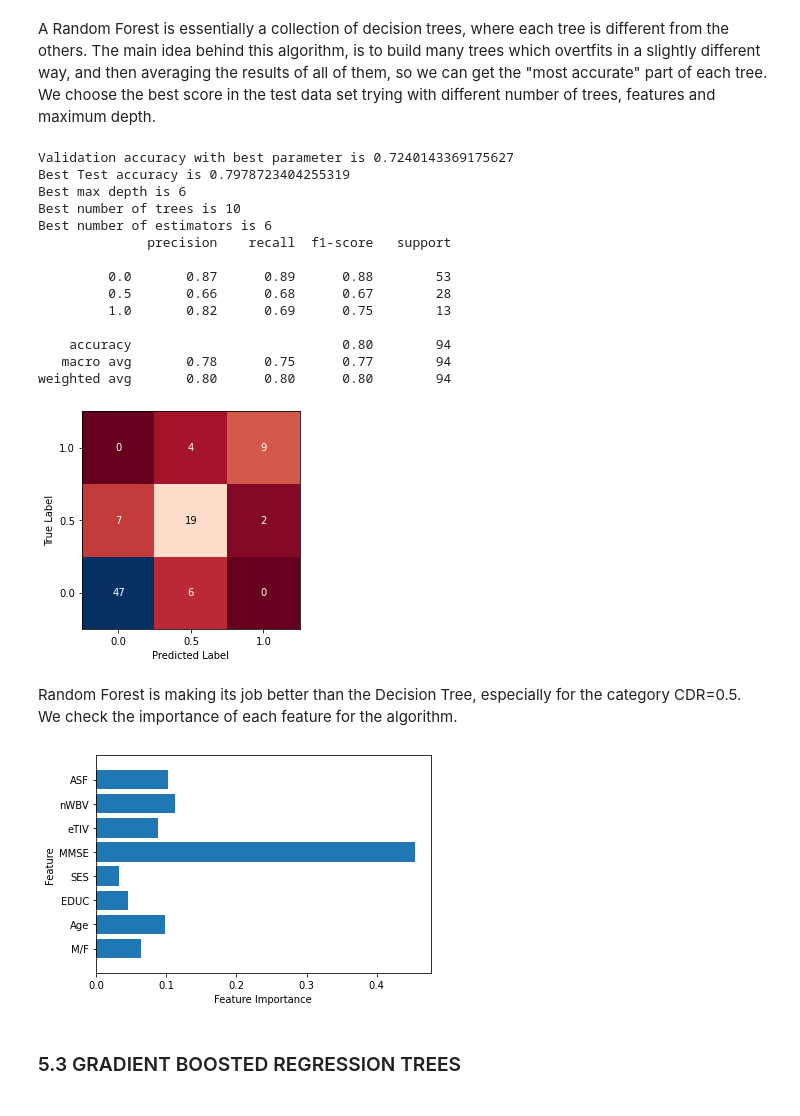
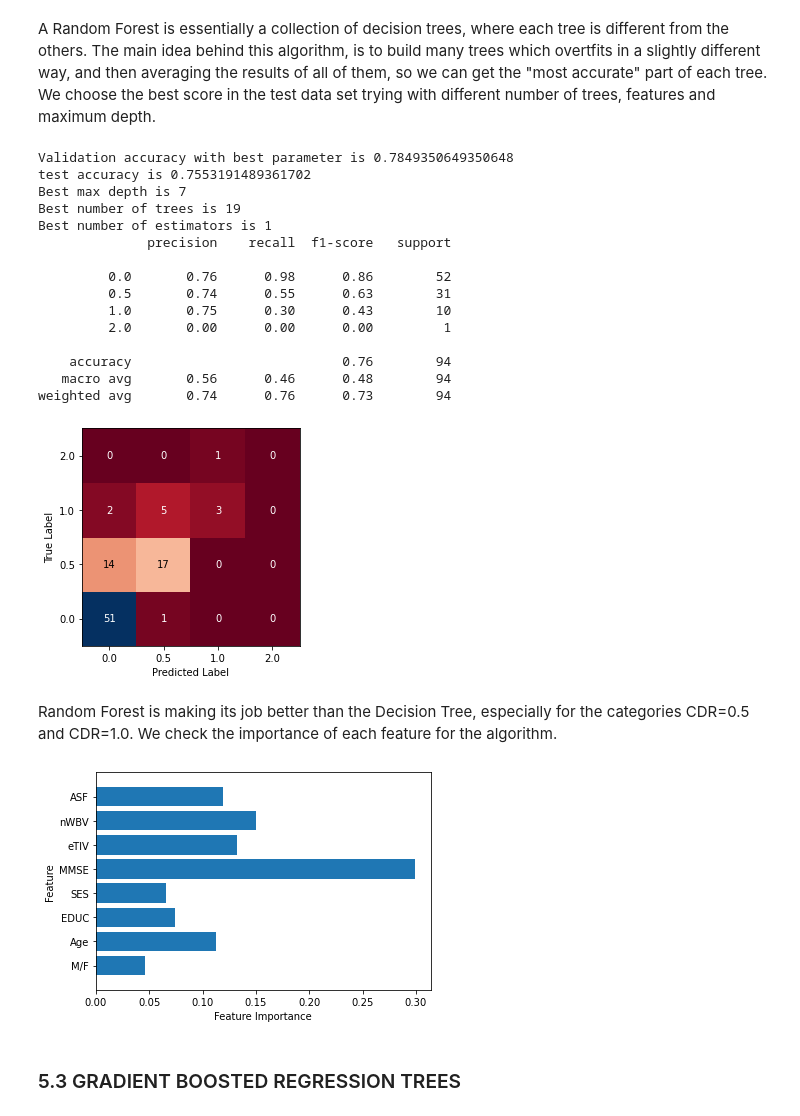
Before and after one commit to rrolra/Early-Alzheimer-Detection, a Jupyter notebook: PFM_Ricardo_Roldan.ipynb, the cells around one changed output. Cells and saved outputs as stored; diff of their text form; code cells hidden in the pictures.

Commit message:
Algorithms modified

```diff
--- a/PFM_Ricardo_Roldan.ipynb
+++ b/PFM_Ricardo_Roldan.ipynb
@@ -281,7 +285,7 @@ df_target = df['CDR'].values
 df_data =  df[['M/F', 'Age', 'EDUC', 'SES', 'MMSE', 'eTIV', 'nWBV', 'ASF']].values
 
 #Split dataset
-X_train, X_test, Y_train, Y_test = train_test_split(df_data, df_target, random_state=0)
+X_train, X_test, Y_train, Y_test = train_test_split(df_data, df_target, stratify=df_target, random_state=0)
 
 #Scale the dataset
 mean_on_train = X_train.mean(axis=0)
@@ -403,70 +412,69 @@ from sklearn.ensemble import RandomForestClassifier
 best_score = 0
 
 #Number of kfolds for the cross-validation
-kfolds=3
+kfolds = 5
 
 #Random Forest algorithm where different maxdepth, features and trees values are tested
 for trees in range(1,20):
     for features in range(1,9):
         for maxdepth in range(1,9):
 
-            tree = RandomForestClassifier(max_depth=maxdepth, n_estimators = trees, max_features = features, random_state=34)
-            scores = cross_val_score(tree, X_train, Y_train, cv=kfolds, scoring='accuracy')
+            forest = RandomForestClassifier(max_depth=maxdepth, n_estimators = trees, max_features = features, random_state=34)
+            scores = cross_val_score(forest, X_train, Y_train, cv=kfolds, scoring='accuracy')
             score = np.mean(scores)
-            SelectedRFModel = RandomForestClassifier(max_depth=maxdepth, n_estimators = trees, max_features = features).fit(X_train, Y_train)
-            test_score = SelectedRFModel.score(X_test, Y_test)
 
             #Check if the test score is better than current best score and variables update
-            if test_score > best_score:
-                best_score = test_score
+            if score > best_score:
+                best_score = score
                 best_depth = maxdepth
                 best_trees = trees
                 best_features = features
-                best_valid = score
-                PredictedOutputRF = SelectedRFModel.predict(X_test)
-                SelectedRFModel_best = RandomForestClassifier(max_depth=best_depth, n_estimators = best_trees, max_features = best_features).fit(X_train, Y_train)
 
+SelectedRFModel = RandomForestClassifier(max_depth=best_depth, n_estimators = best_trees, max_features = best_features).fit(X_train, Y_train)
+test_score = SelectedRFModel.score(X_test, Y_test)
+PredictedOutputRF = SelectedRFModel.predict(X_test)
 
-print("Validation accuracy with best parameter is", best_valid)
-print("Best Test accuracy is", best_score)
+print("Validation accuracy with best parameter is", best_score)
+print("test accuracy is", test_score)
 print("Best max depth is", best_depth)
 print("Best number of trees is", best_trees)
 print("Best number of estimators is", best_features)
 
 #Create and plot the confusion matrix
 scores_images = mglearn.tools.heatmap(confusion_matrix(Y_test, PredictedOutputRF), xlabel="Predicted Label",
-                                      ylabel="True Label", xticklabels=["0.0", "0.5", "1.0"],
-                                       yticklabels=["0.0", "0.5", "1.0"], cmap="RdBu", fmt="%d")
+                                      ylabel="True Label", xticklabels=["0.0", "0.5", "1.0","2.0"],
+                                       yticklabels=["0.0", "0.5", "1.0","2.0"], cmap="RdBu", fmt="%d")
 
 #Print of results report
 print(classification_report(Y_test, PredictedOutputRF))
 
 #Append the results to the list
 model = 'Random Forest'
-results.append([model, best_valid, best_score])
+results.append([model, best_score, test_score])
 # %% [output]
-Validation accuracy with best parameter is 0.7240143369175627
-Best Test accuracy is 0.7978723404255319
-Best max depth is 6
-Best number of trees is 10
-Best number of estimators is 6
+Validation accuracy with best parameter is 0.7849350649350648
+test accuracy is 0.7553191489361702
+Best max depth is 7
+Best number of trees is 19
+Best number of estimators is 1
               precision    recall  f1-score   support
 
-         0.0       0.87      0.89      0.88        53
-         0.5       0.66      0.68      0.67        28
-         1.0       0.82      0.69      0.75        13
+         0.0       0.76      0.98      0.86        52
+         0.5       0.74      0.55      0.63        31
+         1.0       0.75      0.30      0.43        10
+         2.0       0.00      0.00      0.00         1
 
-    accuracy                           0.80        94
-   macro avg       0.78      0.75      0.77        94
-weighted avg       0.80      0.80      0.80        94
+    accuracy                           0.76        94
+   macro avg       0.56      0.46      0.48        94
+weighted avg       0.74      0.76      0.73        94
-[figure, old version]
+[figure, new version]
 # %% [markdown]
-Random Forest is making its job better than the Decision Tree, especially for the category CDR=0.5. We check the importance of each feature for the algorithm.
+Random Forest is making its job better than the Decision Tree, especially for the categories CDR=0.5 and CDR=1.0. We check the importance of each feature for the algorithm.
 # %%
 #Plot the importance of each feature for the algorithm
-plot_feature_importances(SelectedRFModel_best)
+plot_feature_importances(SelectedRFModel)
 # %% [output]
-[figure, old version]
+[figure, new version]
 # %% [markdown]
 ### 5.3 GRADIENT BOOSTED REGRESSION TREES
 # %% [markdown]
```
Also changed, not shown: parts of 20 cells of this notebook.
